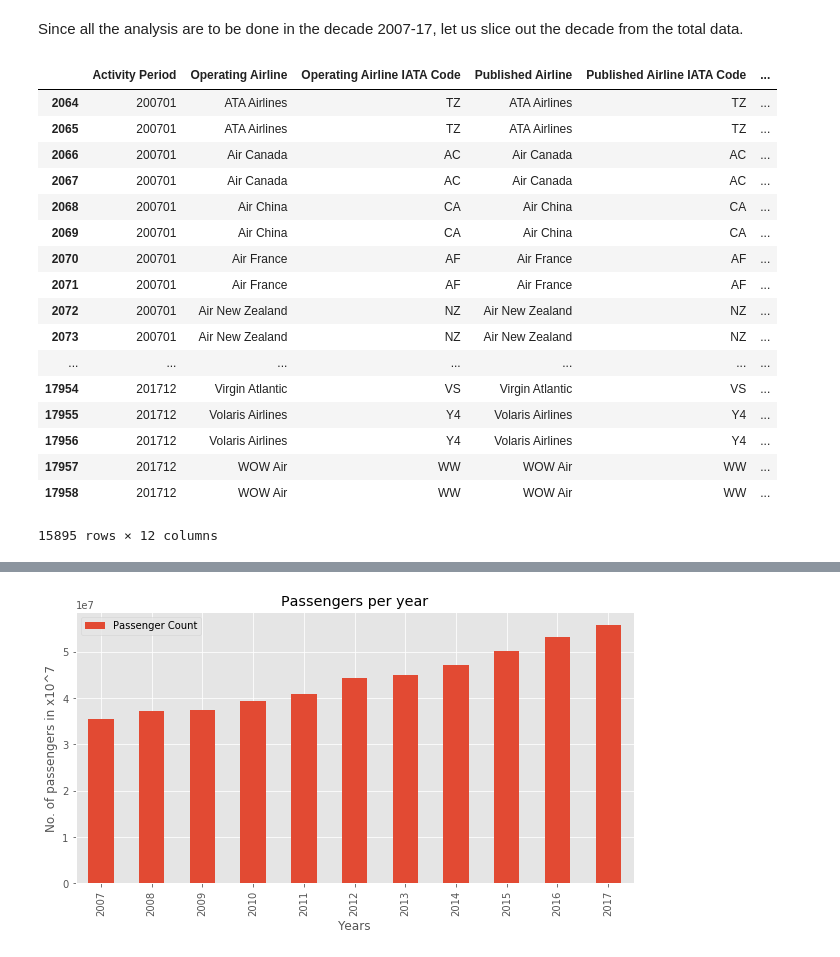
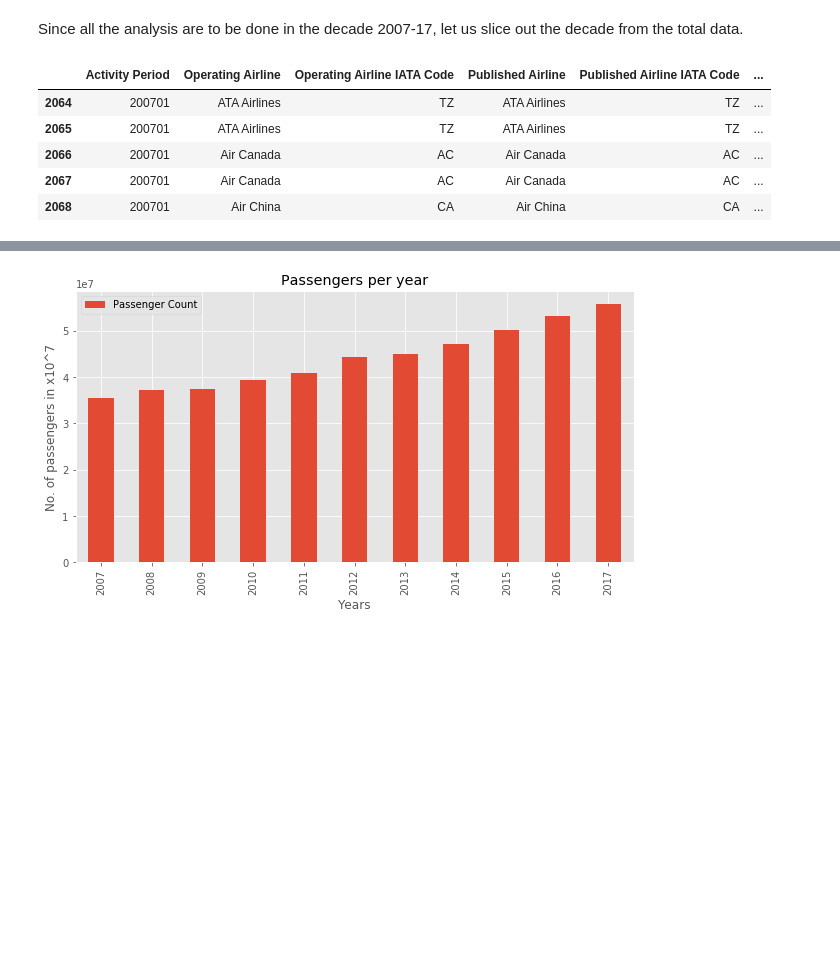
Before and after one commit to rajtilakls2510/Data-Analysis-Projects, a Jupyter notebook: Air_traffic_statistics.ipynb, the cells around one changed output, grey strips where cells are left out. Saved outputs shown, nothing was run; the diff lists cells and outputs as text; code cells hidden in the pictures; blank space fills up the shorter version.

```diff
--- a/Air_traffic_statistics.ipynb
+++ b/Air_traffic_statistics.ipynb
@@ -306,26 +291,14 @@ No missing data other than IATA code which is of no use to us.
 Since all the analysis are to be done in the decade 2007-17, let us slice out the decade from the total data.
 # %%
 pax7_17=passengers[(passengers['Activity Period']>200700) & (passengers['Activity Period']<201800)]
-pax7_17
+pax7_17.head()
 # %% [output]
 |  | Activity Period | Operating Airline | Operating Airline IATA Code | Published Airline | Published Airline IATA Code | ... |
 | 2064 | 200701 | ATA Airlines | TZ | ATA Airlines | TZ | ... |
 | 2065 | 200701 | ATA Airlines | TZ | ATA Airlines | TZ | ... |
 | 2066 | 200701 | Air Canada | AC | Air Canada | AC | ... |
 | 2067 | 200701 | Air Canada | AC | Air Canada | AC | ... |
 | 2068 | 200701 | Air China | CA | Air China | CA | ... |
-| 2069 | 200701 | Air China | CA | Air China | CA | ... |
-| 2070 | 200701 | Air France | AF | Air France | AF | ... |
-| 2071 | 200701 | Air France | AF | Air France | AF | ... |
-| 2072 | 200701 | Air New Zealand | NZ | Air New Zealand | NZ | ... |
-| 2073 | 200701 | Air New Zealand | NZ | Air New Zealand | NZ | ... |
-| ... | ... | ... | ... | ... | ... | ... |
-| 17954 | 201712 | Virgin Atlantic | VS | Virgin Atlantic | VS | ... |
-| 17955 | 201712 | Volaris Airlines | Y4 | Volaris Airlines | Y4 | ... |
-| 17956 | 201712 | Volaris Airlines | Y4 | Volaris Airlines | Y4 | ... |
-| 17957 | 201712 | WOW Air | WW | WOW Air | WW | ... |
-| 17958 | 201712 | WOW Air | WW | WOW Air | WW | ... |
-15895 rows × 12 columns
 # %%
 # 1
 #let us create a column of years
```
Also changed, not shown: parts of 7 cells of this notebook.
